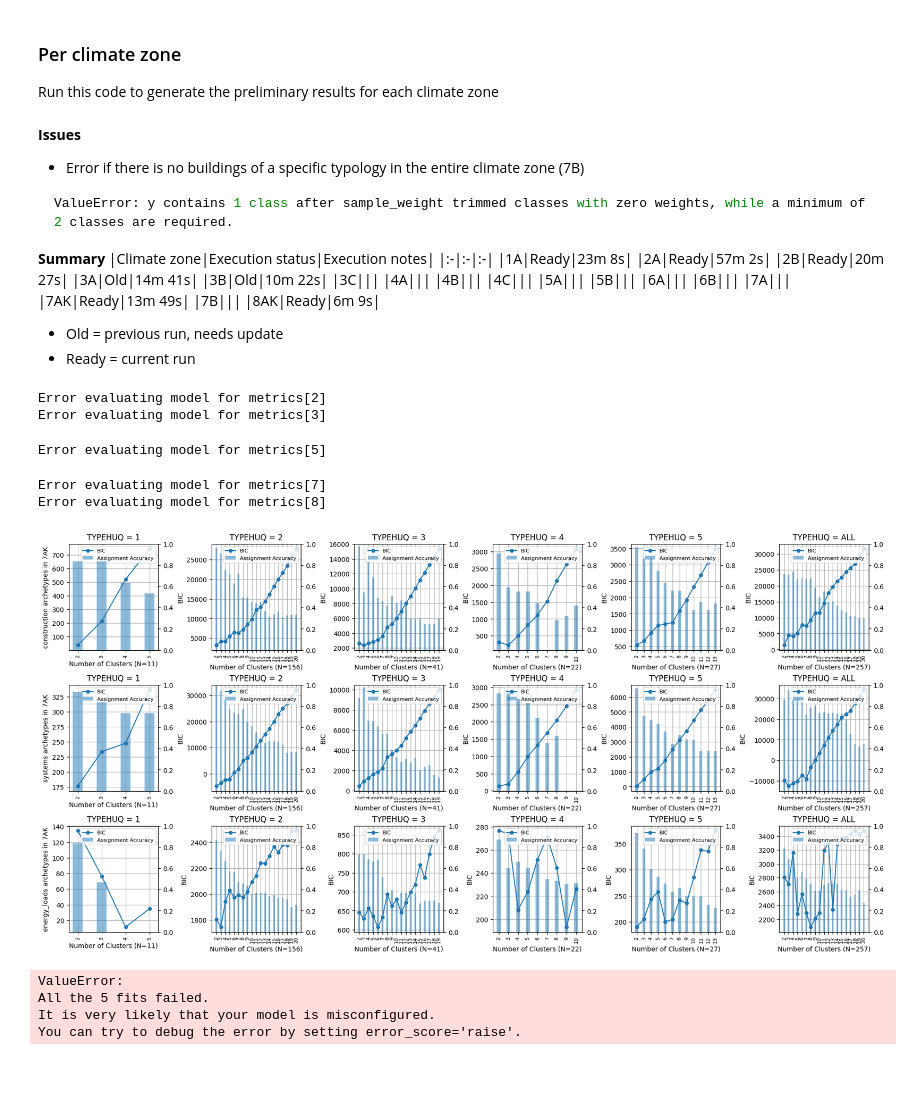
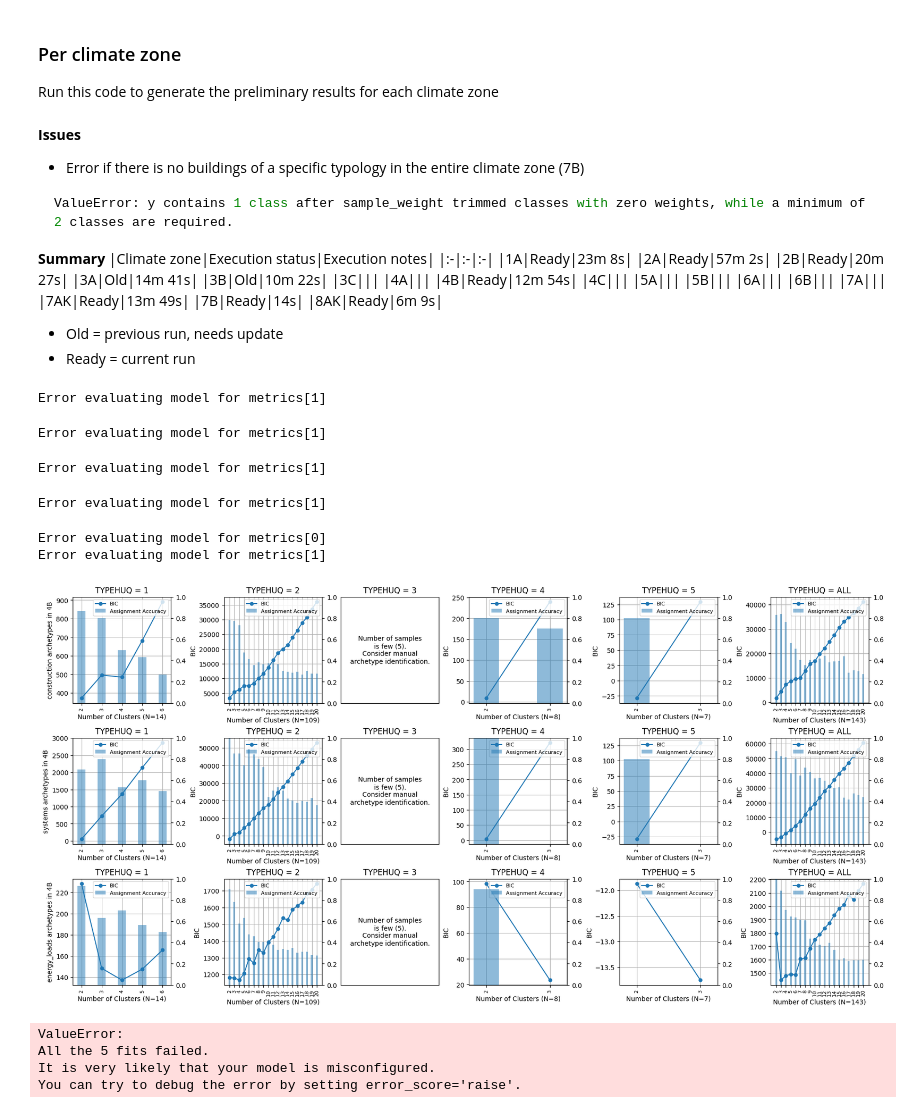
Before and after one commit to Chengxuan-Li/USBuildingArchetypes, a Jupyter notebook: workflow/clustering/250517_fixing.ipynb, the cells around one changed output. Saved outputs shown, nothing was run; the diff lists cells and outputs as text; code cells hidden in the pictures; blank space fills up the shorter version.

```diff
--- a/workflow/clustering/250517_fixing.ipynb
+++ b/workflow/clustering/250517_fixing.ipynb
@@ -97,7 +97,7 @@ ValueError: y contains 1 class after sample_weight trimmed classes with zero wei
 |3B|Old|10m 22s|
 |3C|||
 |4A|||
-|4B|||
+|4B|Ready|12m 54s|
 |4C|||
 |5A|||
 |5B|||
@@ -105,7 +105,7 @@ ValueError: y contains 1 class after sample_weight trimmed classes with zero wei
 |6B|||
 |7A|||
 |7AK|Ready|13m 49s|
-|7B|||
+|7B|Ready|14s|
 |8AK|Ready|6m 9s|
 
 + Old = previous run, needs update
@@ -130,7 +130,7 @@ from recs_preprocessing import Codebook, df_computed
 from clustering import cluster_subset, evaluate_gmm, evaluate_gmm_weighted
 # %%
 fig, axes = plt.subplots(3, 6, figsize=(6 * 3, 3 * 3), layout='constrained')
-climate_zone = '7AK'
+climate_zone = '4B'
 
 n_max = 20
 
@@ -197,39 +197,40 @@ for typehuq in [1, 2, 3, 4, 5, 6]:
     categorical_columns, continuous_columns = energy_loads_features()
     archetype_category = 'energy_loads'
     ax = axes[2, :]
 
     da, metrics = cluster_subset(categorical_columns, continuous_columns, subset_criteria, evaluate_gmm_weighted, ax[typehuq - 1],
                                  n_max=n_max)
     ax[typehuq - 1].set_title(f'TYPEHUQ = {typehuq if typehuq != 6 else "ALL"}')
     if typehuq == 1:
         ax[typehuq - 1].set_ylabel(f'{archetype_category} archetypes in {climate_zone}')
     climate_zones = [climate_zone for _ in metrics]
     typehuqs = [typehuq for _ in metrics]
     cluster_counts = [m.cluster_count for m in metrics]
     best_prediction_accuracies = [m.best_prediction_accuracy for m in metrics]
     bics = [m.BIC for m in metrics]
     result_df = pd.DataFrame(
         {
             'archetype_category': archetype_category,
             'IECC_climate_code': climate_zones,
             'TYPEHUQ': typehuqs,
             'cluster_count': cluster_counts,
             'best_prediction_accuracy': best_prediction_accuracies,
             'bic': bics
         }
     )
     result_dfs.append(result_df)
 full_results = pd.concat(result_dfs, axis=0)
 full_results.to_csv(f'results/{climate_zone}.csv')
 plt.savefig(f'results/{climate_zone}.png', bbox_inches='tight')
 plt.show()
 # %% [output]
-Error evaluating model for metrics[2]
-Error evaluating model for metrics[3]
+Error evaluating model for metrics[1]
-Error evaluating model for metrics[5]
+Error evaluating model for metrics[1]
-Error evaluating model for metrics[7]
-Error evaluating model for metrics[8]
+Error evaluating model for metrics[1]
+Error evaluating model for metrics[1]
+Error evaluating model for metrics[0]
+Error evaluating model for metrics[1]
-[figure, old version]
+[figure, new version]
 # %%
 fig, axes = plt.subplots(1, 5, figsize=(5 * 3, 1 * 3), layout='constrained')
 climate_zone = '1A'
```
Also changed, not shown: 4 other files.
